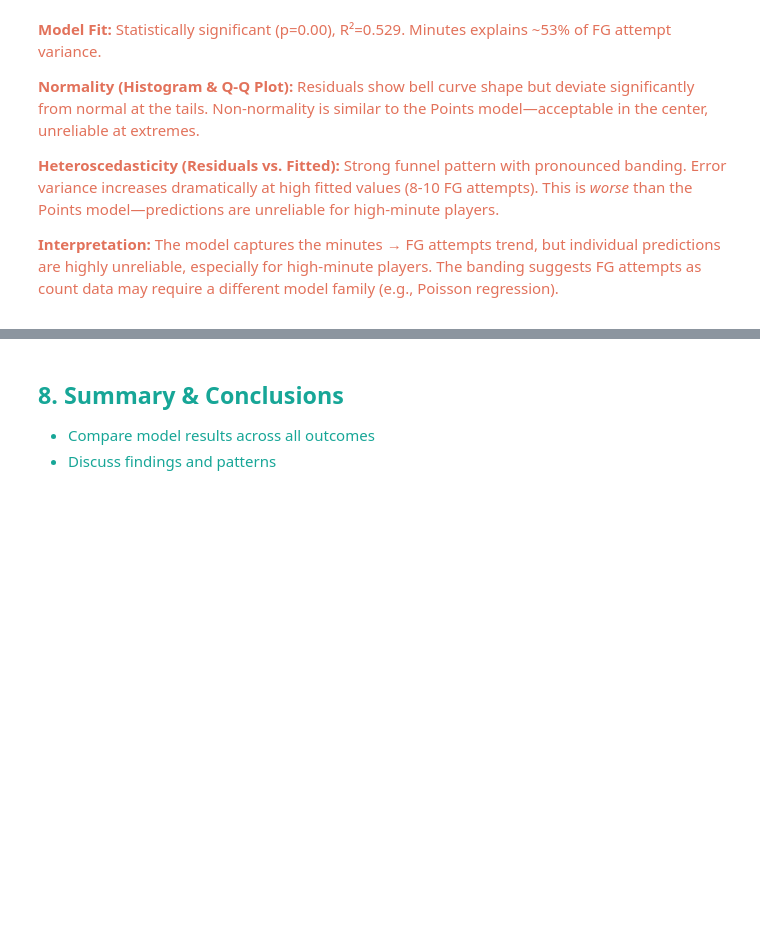
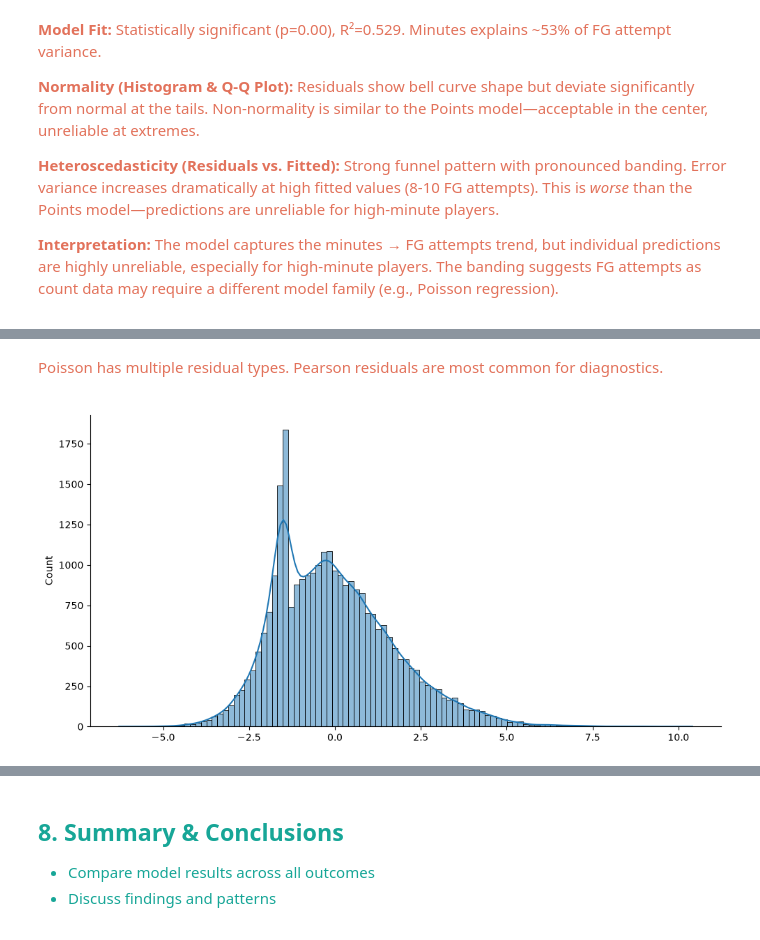
Before and after one commit to awomann/nba-prediction, a Jupyter notebook: NBA_Predictive_Analytics.ipynb, the cells around one changed output, grey strips where cells are left out. Cells and saved outputs as stored; diff of their text form; code cells hidden in the pictures; blank space fills up the shorter version.

```diff
--- a/NBA_Predictive_Analytics.ipynb
+++ b/NBA_Predictive_Analytics.ipynb
@@ -1002,0 +1020,3 @@ plt.show()
+# %%
+model_3 = smf.glm('Points ~ MinPlay', data = new_df, family = sm.families.Poisson()).fit()
+model_3.summary()
@@ -1002,0 +1057,3 @@ plt.show()
+# %%
+residuals_3 = model_3.resid_pearson
+print(residuals_3)
@@ -1002,0 +1073,11 @@ plt.show()
+# %% [markdown]
+<span style="color:#E2725B">
+
+Poisson has multiple residual types. Pearson residuals are most common for diagnostics.
+
+</span>
+# %%
+sns.displot(residuals_3, kind = 'hist', kde = True, aspect = 2)
+plt.show()
+# %% [output]
+[figure, added]
```
Also changed, not shown: parts of 19 cells of this notebook.
